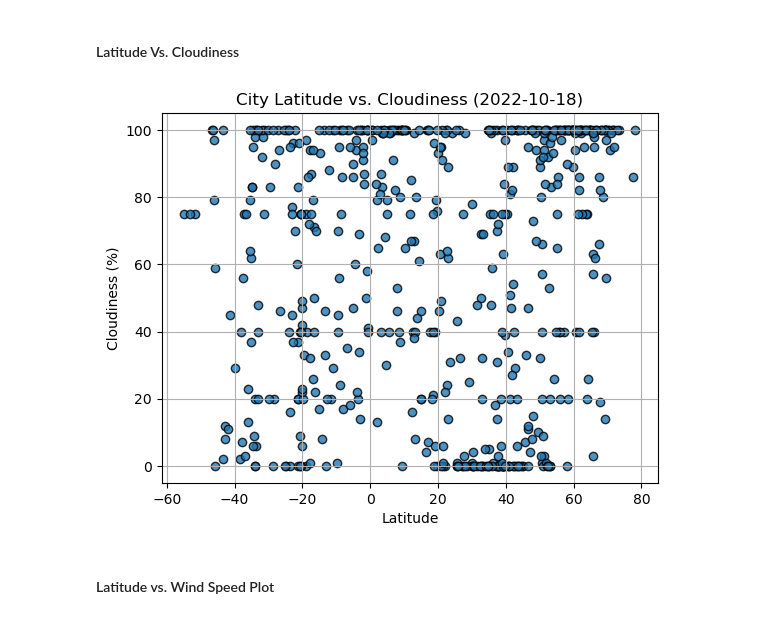
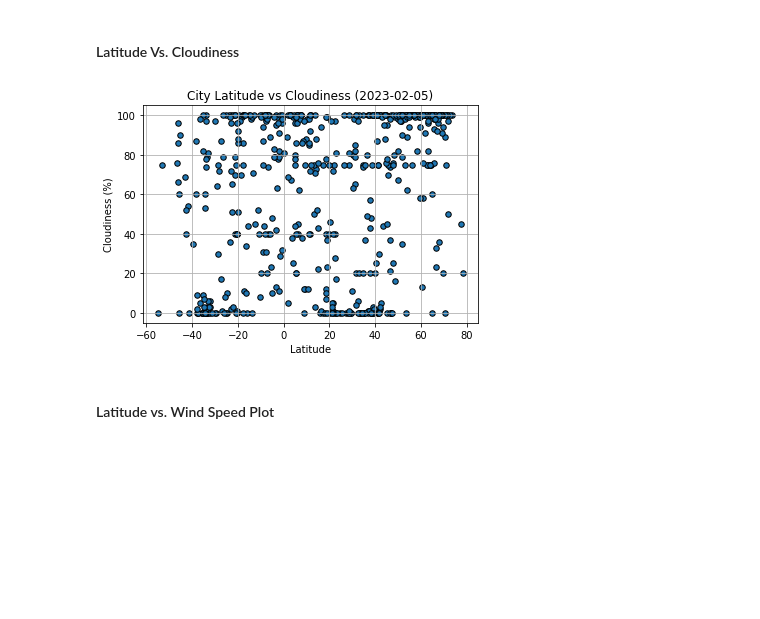
Before and after one commit to dlee4912/python-api-challenge, a Jupyter notebook: WeatherPy.ipynb, the cells around one changed output. Drawn from its saved outputs; the diff is of its cells as text; code cells hidden in the pictures; blank space fills up the shorter version.

```diff
--- a/WeatherPy.ipynb
+++ b/WeatherPy.ipynb
@@ -223,18 +229,21 @@ plt.show()
 #### Latitude Vs. Cloudiness
 # %%
 # Build the scatter plots for latitude vs. cloudiness
-# YOUR CODE HERE
+plt.scatter(city_data_df['Lat'], city_data_df['Cloudiness'], edgecolors='black', s=30)
 
 # Incorporate the other graph properties
-# YOUR CODE HERE
+plt.grid(visible=True)
+plt.title("City Latitude vs Cloudiness (2023-02-05)")
+plt.xlabel('Latitude')
+plt.ylabel("Cloudiness (%)")
 
 # Save the figure
 plt.savefig("output_data/Fig3.png")
 
 # Show plot
 plt.show()
 # %% [output]
-[figure, old version]
+[figure, new version]
 # %% [markdown]
 #### Latitude vs. Wind Speed Plot
 # %%
```
Also changed, not shown: parts of 36 cells of this notebook, 5 other files.
